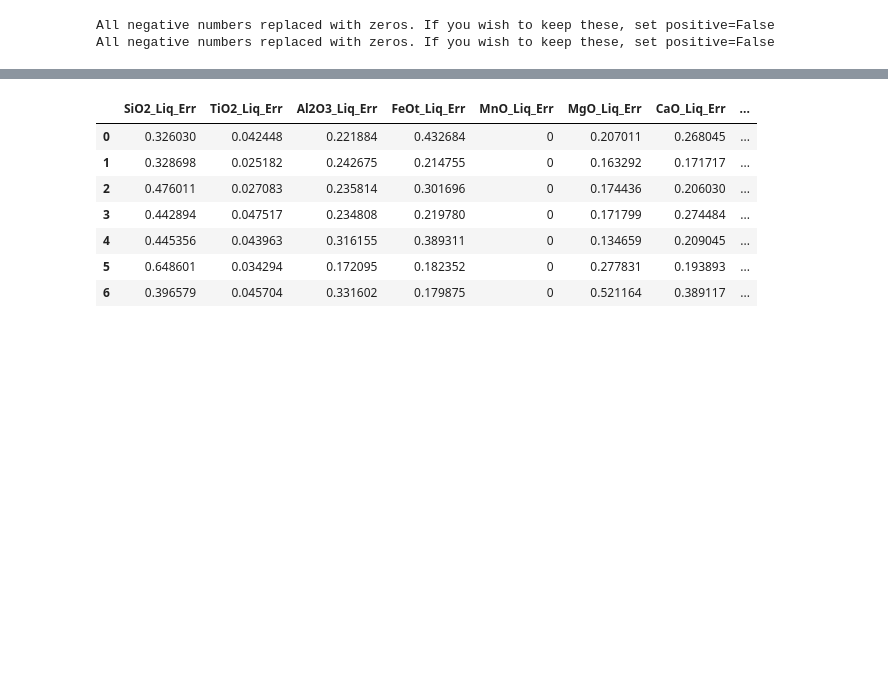
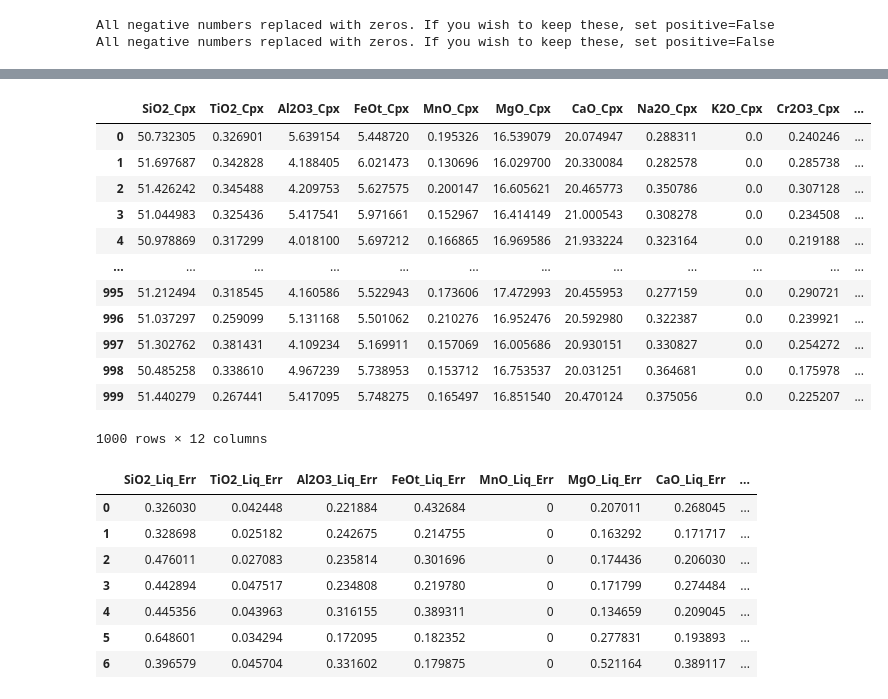
Before and after one commit to PennyWieser/Thermobar, a Jupyter notebook: Manuscript_Snips/Cpx_Liq_Thermobarometry_Error_FINAL.ipynb, the cells around one changed output, grey strips where cells are left out. Drawn from its saved outputs; the diff is of its cells as text; code cells hidden in the pictures; blank space fills up the shorter version.

```diff
--- a/Manuscript_Snips/Cpx_Liq_Thermobarometry_Error_FINAL.ipynb
+++ b/Manuscript_Snips/Cpx_Liq_Thermobarometry_Error_FINAL.ipynb
@@ -69,2 +85,19 @@ All negative numbers replaced with zeros. If you wish to keep these, set positiv
+# %%
+Real_Cpx_e142=Cpxs_st_noise.loc[Cpxs_st_noise['Sample_ID_Cpx']==0]
+Real_Cpx_e142
+# %% [output]
+|  | SiO2_Cpx | TiO2_Cpx | Al2O3_Cpx | FeOt_Cpx | MnO_Cpx | MgO_Cpx | CaO_Cpx | Na2O_Cpx | K2O_Cpx | Cr2O3_Cpx | ... |
+| 0 | 50.732305 | 0.326901 | 5.639154 | 5.448720 | 0.195326 | 16.539079 | 20.074947 | 0.288311 | 0.0 | 0.240246 | ... |
+| 1 | 51.697687 | 0.342828 | 4.188405 | 6.021473 | 0.130696 | 16.029700 | 20.330084 | 0.282578 | 0.0 | 0.285738 | ... |
+| 2 | 51.426242 | 0.345488 | 4.209753 | 5.627575 | 0.200147 | 16.605621 | 20.465773 | 0.350786 | 0.0 | 0.307128 | ... |
+| 3 | 51.044983 | 0.325436 | 5.417541 | 5.971661 | 0.152967 | 16.414149 | 21.000543 | 0.308278 | 0.0 | 0.234508 | ... |
+| 4 | 50.978869 | 0.317299 | 4.018100 | 5.697212 | 0.166865 | 16.969586 | 21.933224 | 0.323164 | 0.0 | 0.219188 | ... |
+| ... | ... | ... | ... | ... | ... | ... | ... | ... | ... | ... | ... |
+| 995 | 51.212494 | 0.318545 | 4.160586 | 5.522943 | 0.173606 | 17.472993 | 20.455953 | 0.277159 | 0.0 | 0.290721 | ... |
+| 996 | 51.037297 | 0.259099 | 5.131168 | 5.501062 | 0.210276 | 16.952476 | 20.592980 | 0.322387 | 0.0 | 0.239921 | ... |
+| 997 | 51.302762 | 0.381431 | 4.109234 | 5.169911 | 0.157069 | 16.005686 | 20.930151 | 0.330827 | 0.0 | 0.254272 | ... |
+| 998 | 50.485258 | 0.338610 | 4.967239 | 5.738953 | 0.153712 | 16.753537 | 20.031251 | 0.364681 | 0.0 | 0.175978 | ... |
+| 999 | 51.440279 | 0.267441 | 5.417095 | 5.748275 | 0.165497 | 16.851540 | 20.470124 | 0.375056 | 0.0 | 0.225207 | ... |
+1000 rows × 12 columns
 # %%
 Syn_Liqs_e142=Liquids_st_noise.loc[Liquids_st_noise['Sample_ID_Liq']=="Feig2010_e142"]
```
Also changed, not shown: parts of 7 cells of this notebook, 10 other files.
